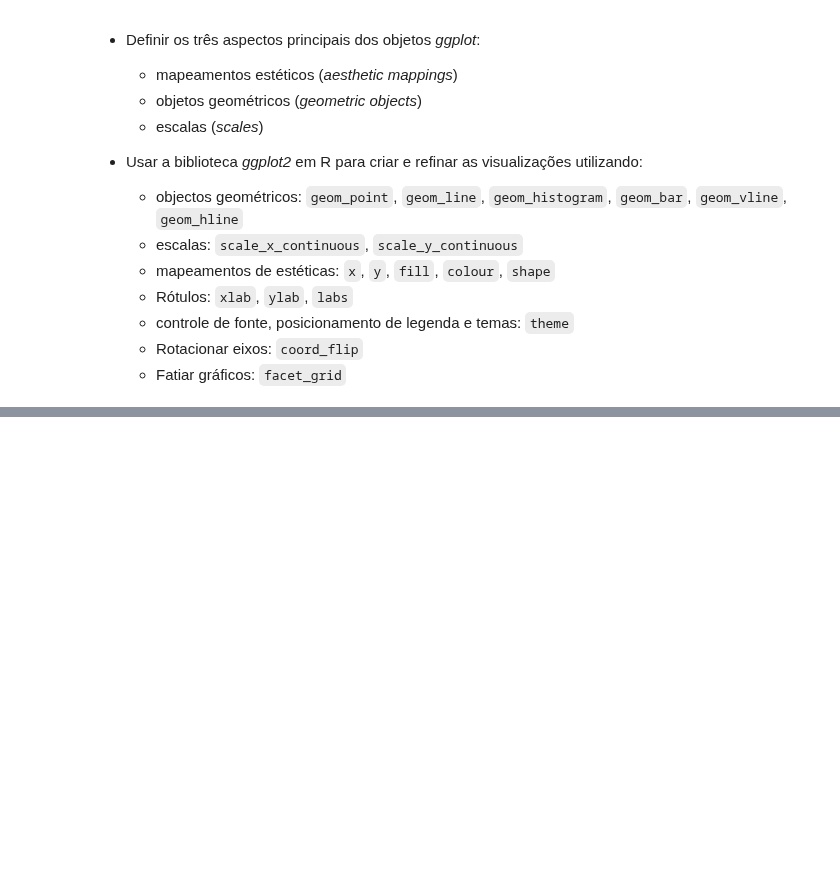
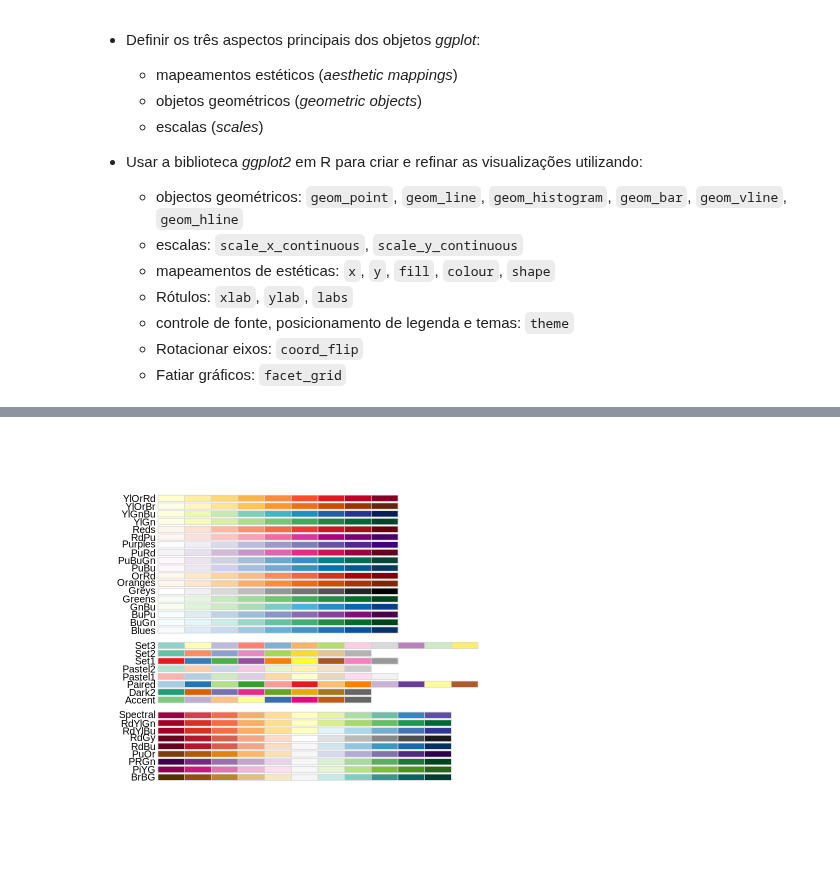
Before and after one commit to Rogerio-mack/Ling-de-Prog-para-Ciencia-de-Dados, a Jupyter notebook: Trilha 7.ipynb, the cells around one changed output, grey strips where cells are left out. Drawn from its saved outputs; the diff is of its cells as text; code cells hidden in the pictures; blank space fills up the shorter version.

```diff
--- a/Trilha 7.ipynb
+++ b/Trilha 7.ipynb
@@ -30,0 +43,5 @@ A proposta deste e-Book é expandir seus horizontes na questão de visualizaçã
+# %%
+library(RColorBrewer)
+display.brewer.all()
+# %% [output]
+[figure, added]
```
Also changed, not shown: parts of 5 cells of this notebook.
